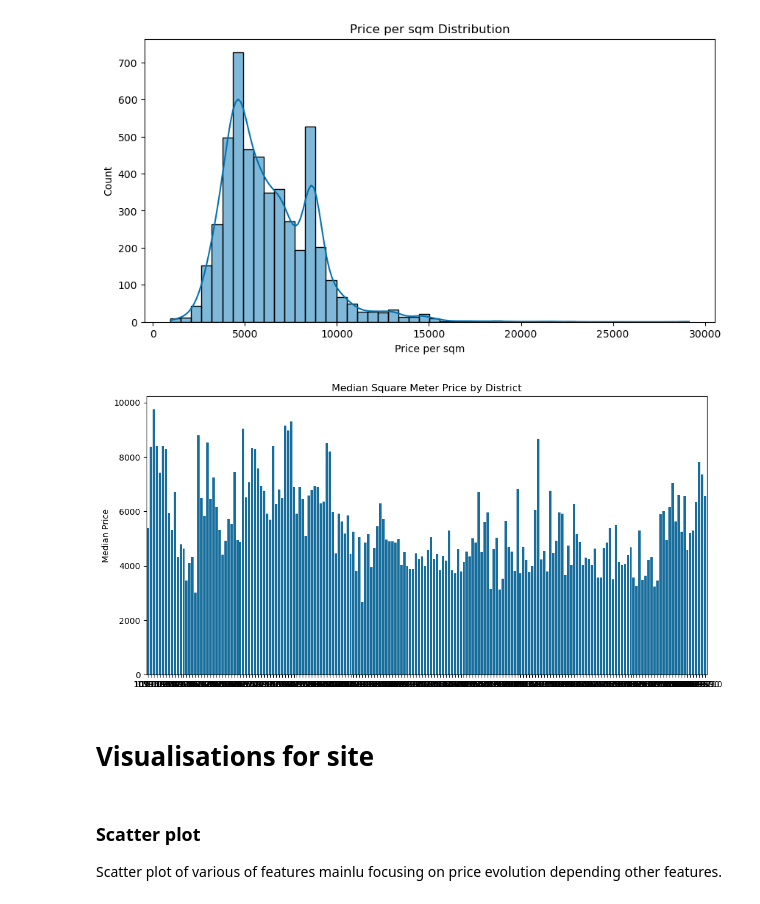
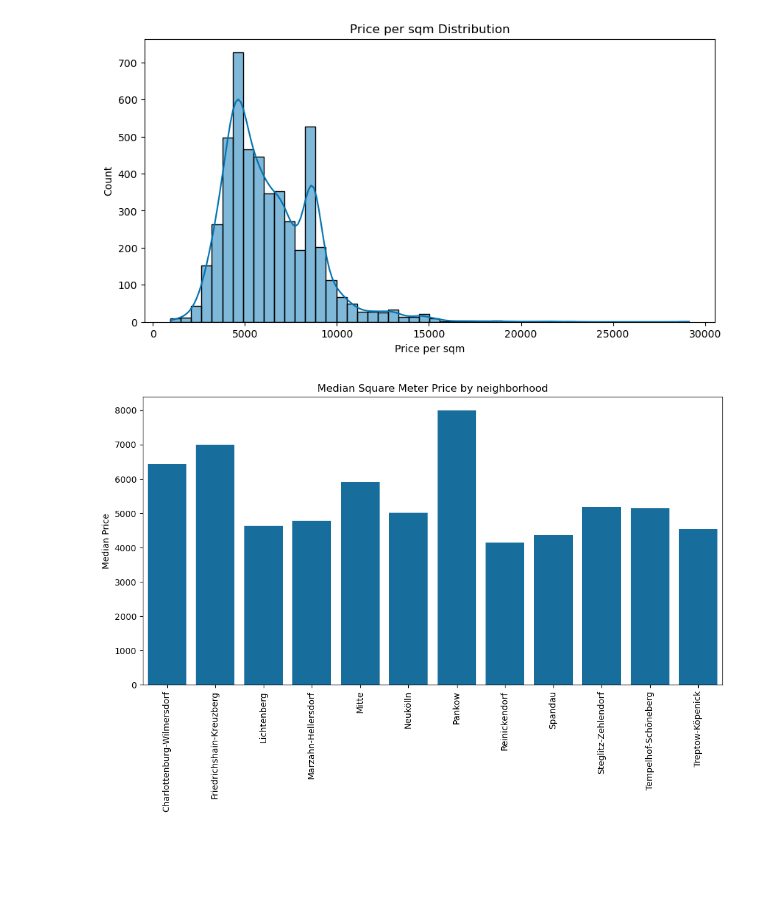
Before and after one commit to com-480-data-visualization/VisualEstate, a Jupyter notebook: EDA/berlin.ipynb, the cells around one changed output. Saved outputs shown, nothing was run; the diff lists cells and outputs as text; code cells hidden in the pictures; blank space fills up the shorter version.

```diff
--- a/EDA/berlin.ipynb
+++ b/EDA/berlin.ipynb
@@ -144,0 +147,4 @@ We get something very close to the real total number (194).
+# %%
+districts = pd.read_csv('../data/Postcode_BerlinDistricts.csv')
+
+districts.info()
@@ -145,3 +161,8 @@ We get something very close to the real total number (194).
+# %%
+mapper = districts.set_index('Postcode')['District'].to_dict()
+data['neighborhood'] = data['zipcode'].map(mapper)
+# %%
+data = data[data['neighborhood'].notna()]
 # %% [markdown]
 Then, we look for potentially unnecessary attributes.
 
@@ -268,16 +314,11 @@ plt.show()
 [figure]
 # %%
 plt.figure(figsize=(12, 6))
-sns.barplot(x=data.groupby('zipcode')['price_per_area'].median().index, y=data.groupby('zipcode')['price_per_area'].median().values)
-plt.title(f'Median Square Meter Price by District')
+sns.barplot(x=data.groupby('neighborhood')['price_per_area'].median().index, y=data.groupby('neighborhood')['price_per_area'].median().values)
+plt.title(f'Median Square Meter Price by neighborhood')
+plt.xticks(rotation=90)
 plt.xlabel("")
 plt.ylabel('Median Price')
 plt.show()
 # %% [output]
-[figure, old version]
+[figure, new version]
-# %% [markdown]
-# Visualisations for site
-# %% [markdown]
-### Scatter plot
-
-Scatter plot of various of features mainlu focusing on price evolution depending other features.
```
Also changed, not shown: parts of 14 cells of this notebook, 48 other files.
